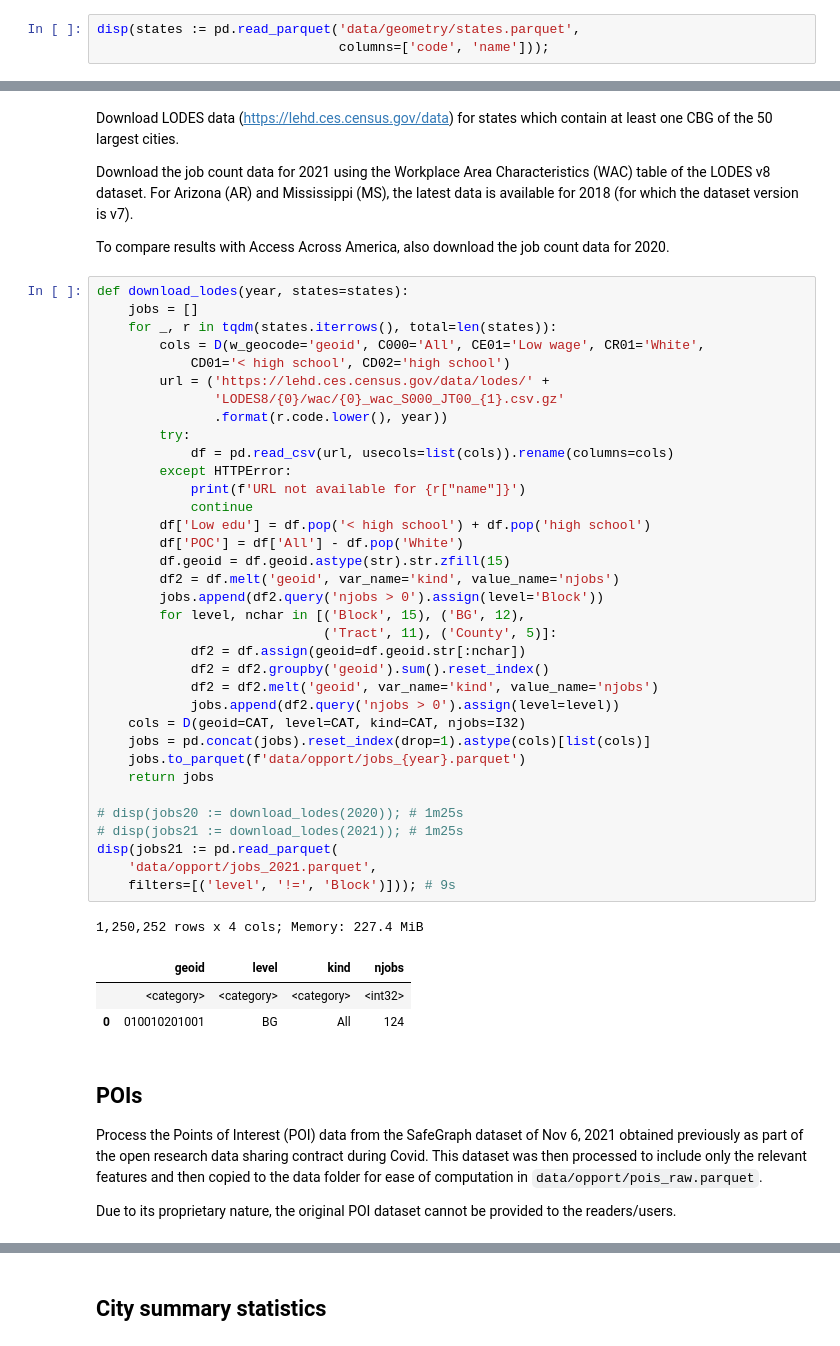
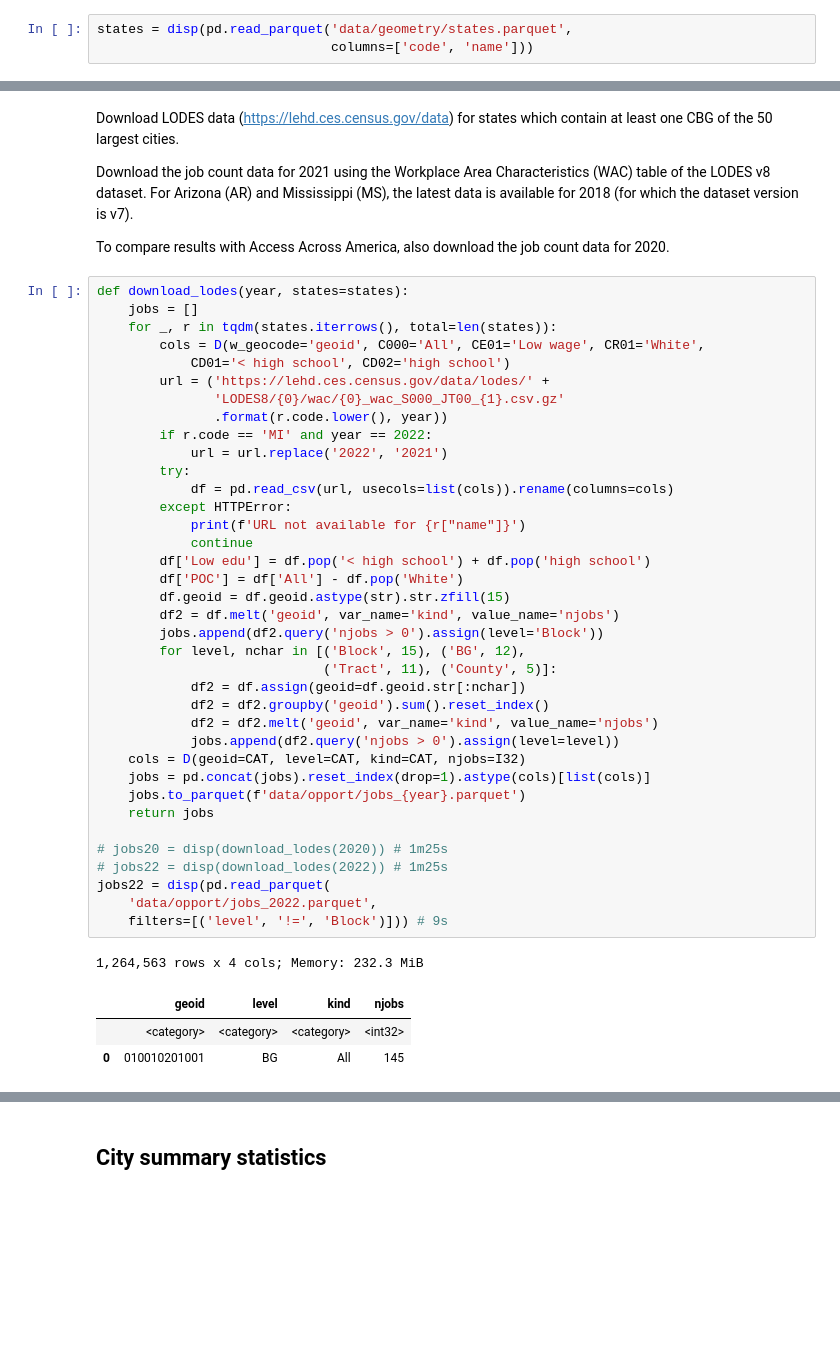
Before and after one commit to rvanxer/spatial_access_america, a Jupyter notebook: 2_Opportunities.ipynb, the cells around one changed output, grey strips where cells are left out. Saved outputs shown, nothing was run; the diff lists cells and outputs as text; blank space fills up the shorter version.

```diff
--- a/2_Opportunities.ipynb
+++ b/2_Opportunities.ipynb
@@ -6,7 +11,7 @@ from urllib.error import HTTPError
 from utils import *
 # %%
-disp(states := pd.read_parquet('data/geometry/states.parquet',
-                               columns=['code', 'name']));
+states = disp(pd.read_parquet('data/geometry/states.parquet',
+                              columns=['code', 'name']))
 # %% [output]
 49 rows x 2 cols; Memory: 0.0 MiB
 |  | code | name |
@@ -26,42 +38,39 @@ def download_lodes(year, states=states):
     for _, r in tqdm(states.iterrows(), total=len(states)):
         cols = D(w_geocode='geoid', C000='All', CE01='Low wage', CR01='White',
             CD01='< high school', CD02='high school')
         url = ('https://lehd.ces.census.gov/data/lodes/' +
                'LODES8/{0}/wac/{0}_wac_S000_JT00_{1}.csv.gz'
                .format(r.code.lower(), year))
+        if r.code == 'MI' and year == 2022:
+            url = url.replace('2022', '2021')
         try:
             df = pd.read_csv(url, usecols=list(cols)).rename(columns=cols)
         except HTTPError:
             print(f'URL not available for {r["name"]}')
             continue
         df['Low edu'] = df.pop('< high school') + df.pop('high school')
         df['POC'] = df['All'] - df.pop('White')
         df.geoid = df.geoid.astype(str).str.zfill(15)
         df2 = df.melt('geoid', var_name='kind', value_name='njobs')
         jobs.append(df2.query('njobs > 0').assign(level='Block'))
         for level, nchar in [('Block', 15), ('BG', 12),
                              ('Tract', 11), ('County', 5)]:
             df2 = df.assign(geoid=df.geoid.str[:nchar])
             df2 = df2.groupby('geoid').sum().reset_index()
             df2 = df2.melt('geoid', var_name='kind', value_name='njobs')
             jobs.append(df2.query('njobs > 0').assign(level=level))
     cols = D(geoid=CAT, level=CAT, kind=CAT, njobs=I32)
     jobs = pd.concat(jobs).reset_index(drop=1).astype(cols)[list(cols)]
     jobs.to_parquet(f'data/opport/jobs_{year}.parquet')
     return jobs
 
-# disp(jobs20 := download_lodes(2020)); # 1m25s
-# disp(jobs21 := download_lodes(2021)); # 1m25s
-disp(jobs21 := pd.read_parquet(
-    'data/opport/jobs_2021.parquet',
-    filters=[('level', '!=', 'Block')])); # 9s
+# jobs20 = disp(download_lodes(2020)) # 1m25s
+# jobs22 = disp(download_lodes(2022)) # 1m25s
+jobs22 = disp(pd.read_parquet(
+    'data/opport/jobs_2022.parquet',
+    filters=[('level', '!=', 'Block')])) # 9s
 # %% [output]
-1,250,252 rows x 4 cols; Memory: 227.4 MiB
+1,264,563 rows x 4 cols; Memory: 232.3 MiB
 |  | geoid | level | kind | njobs |
 |  | <category> | <category> | <category> | <int32> |
-| 0 | 010010201001 | BG | All | 124 |
+| 0 | 010010201001 | BG | All | 145 |
-# %% [markdown]
-## POIs
-Process the Points of Interest (POI) data from the SafeGraph dataset of Nov 6, 2021 obtained previously as part of the open research data sharing contract during Covid. This dataset was then processed to include only the relevant features and then copied to the data folder for ease of computation in `data/opport/pois_raw.parquet`.
-
-Due to its proprietary nature, the original POI dataset cannot be provided to the readers/users.
```
Also changed, not shown: parts of 25 cells of this notebook, 1 other file.
